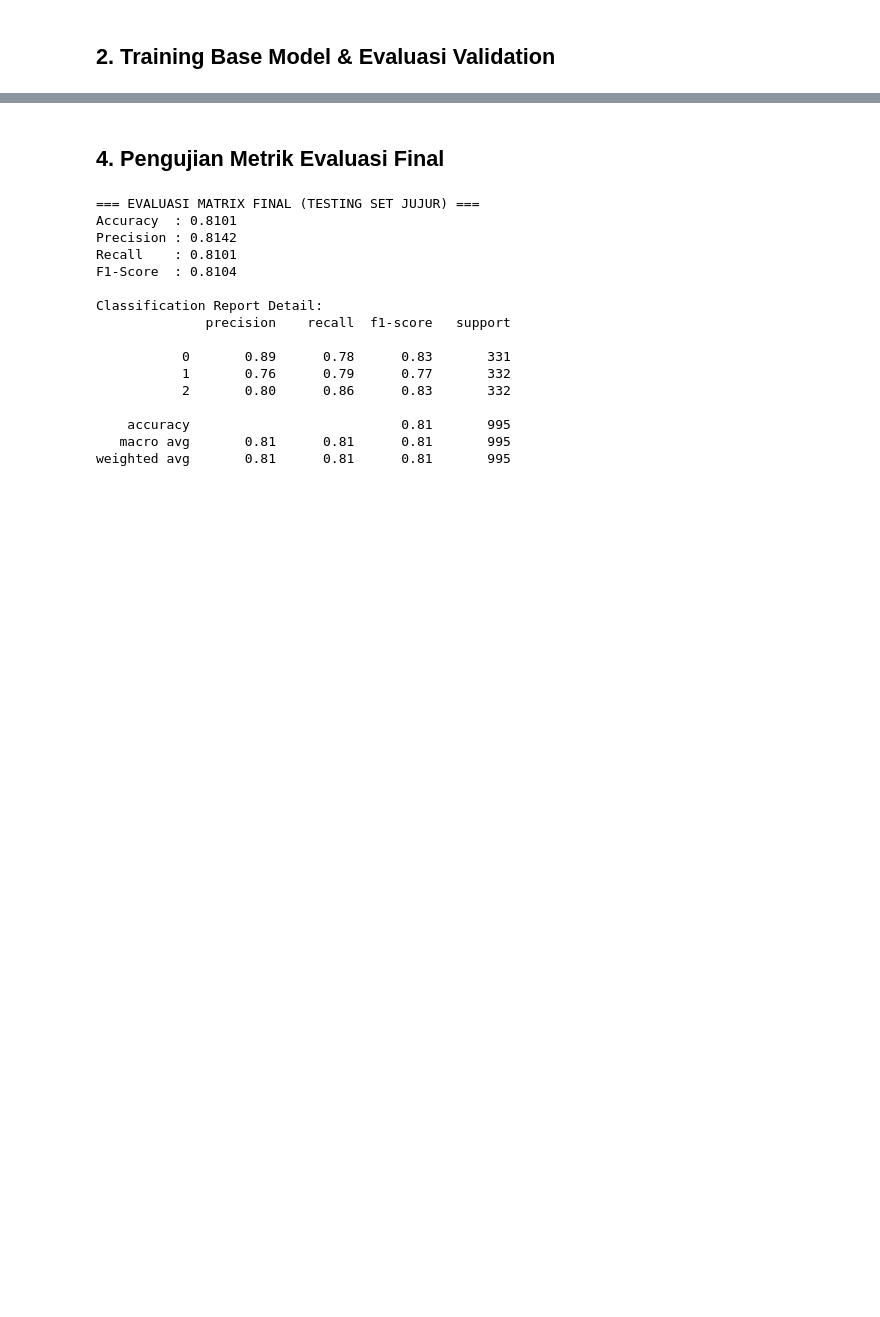
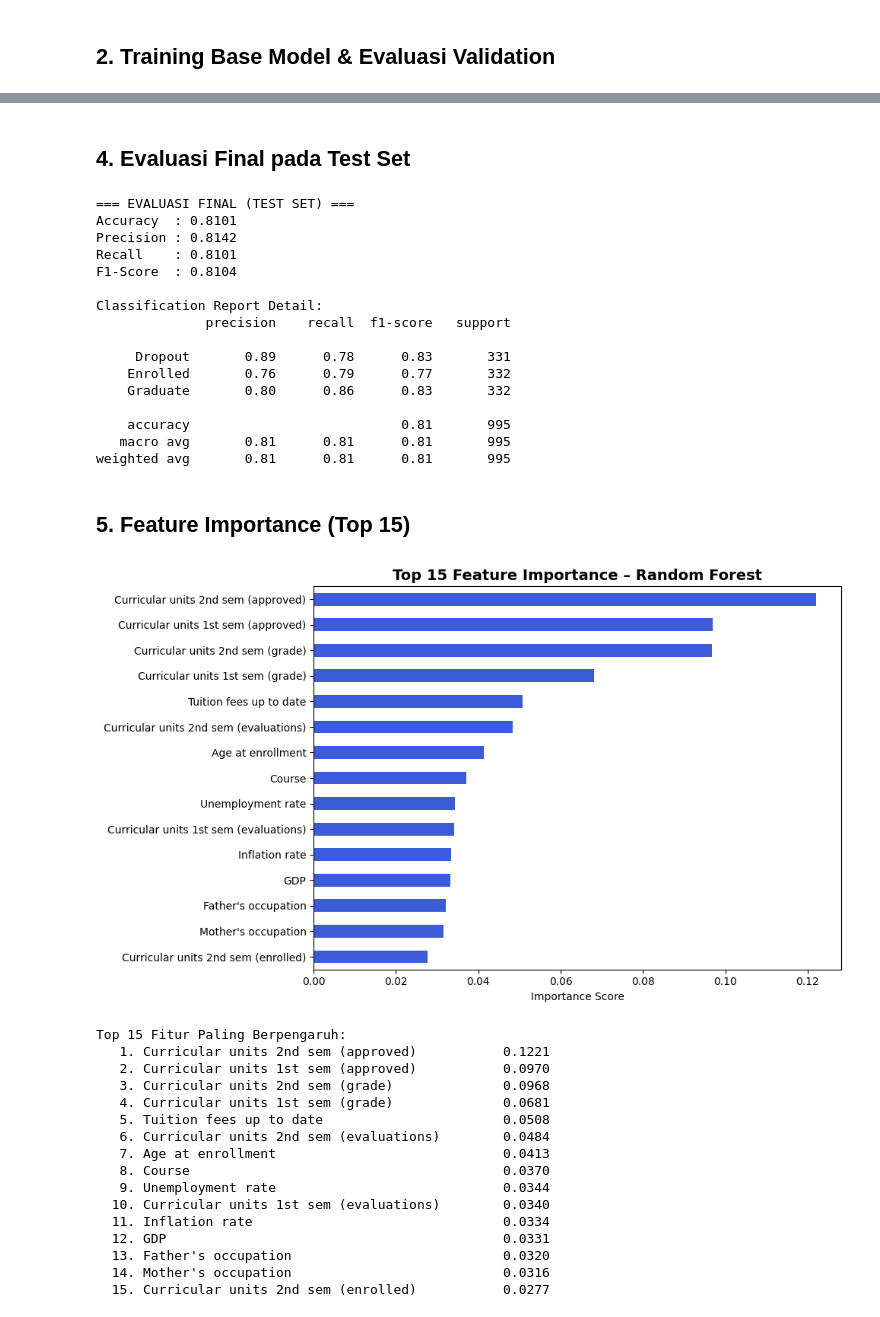
Before and after one commit to BayuFirmansyah00/Don-tBeDO, a Jupyter notebook: notebooks/Week5_Modeling.ipynb, the cells around one changed output, grey strips where cells are left out. Saved outputs shown, nothing was run; the diff lists cells and outputs as text; code cells hidden in the pictures; blank space fills up the shorter version.

Commit message:
Refactor: Switch to raw UCI dataset to eliminate pre-split leakage, rebuild Week 5 pipeline with honest SMOTE, and streamline web app to prediction-focused layout

```diff
--- a/notebooks/Week5_Modeling.ipynb
+++ b/notebooks/Week5_Modeling.ipynb
@@ -120,20 +146,22 @@ Parameter Terbaik: {'max_depth': None, 'min_samples_leaf': 1, 'min_samples_split
 # %% [markdown]
-## 4. Pengujian Metrik Evaluasi Final
+## 4. Evaluasi Final pada Test Set
 # %%
-# EVALUASI MODEL TERBAIK KE TESTING SET MURNI
 best_rf = grid_search.best_estimator_
 y_pred_test = best_rf.predict(X_test_scaled)
 
-print("=== EVALUASI MATRIX FINAL (TESTING SET JUJUR) ===")
+print("=== EVALUASI FINAL (TEST SET) ===")
 print(f"Accuracy  : {accuracy_score(y_test, y_pred_test):.4f}")
 print(f"Precision : {precision_score(y_test, y_pred_test, average='weighted'):.4f}")
 print(f"Recall    : {recall_score(y_test, y_pred_test, average='weighted'):.4f}")
-print(f"F1-Score  : {f1_score(y_test, y_pred_test, average='weighted'):.4f}\n")
+print(f"F1-Score  : {f1_score(y_test, y_pred_test, average='weighted'):.4f}")
 
-print("Classification Report Detail:")
-print(classification_report(y_test, y_pred_test))
+print("\nClassification Report Detail:")
+print(classification_report(
+    y_test, y_pred_test,
+    target_names=['Dropout', 'Enrolled', 'Graduate']
+))
 # %% [output]
-=== EVALUASI MATRIX FINAL (TESTING SET JUJUR) ===
+=== EVALUASI FINAL (TEST SET) ===
 Accuracy  : 0.8101
 Precision : 0.8142
 Recall    : 0.8101
@@ -142,10 +170,49 @@ F1-Score  : 0.8104
 Classification Report Detail:
               precision    recall  f1-score   support
 
-           0       0.89      0.78      0.83       331
-           1       0.76      0.79      0.77       332
-           2       0.80      0.86      0.83       332
+     Dropout       0.89      0.78      0.83       331
+    Enrolled       0.76      0.79      0.77       332
+    Graduate       0.80      0.86      0.83       332
 
     accuracy                           0.81       995
    macro avg       0.81      0.81      0.81       995
 weighted avg       0.81      0.81      0.81       995
+# %% [markdown]
+## 5. Feature Importance (Top 15)
+# %%
+import matplotlib.pyplot as plt
+
+feat_imp = pd.Series(
+    best_rf.feature_importances_,
+    index=X.columns
+).sort_values(ascending=False).head(15)
+
+fig, ax = plt.subplots(figsize=(10, 6))
+feat_imp.plot(kind='barh', ax=ax, color='#3B5BDB')
+ax.set_title('Top 15 Feature Importance – Random Forest', fontsize=14, fontweight='bold')
+ax.set_xlabel('Importance Score')
+ax.invert_yaxis()
+plt.tight_layout()
+plt.show()
+
+print("\nTop 15 Fitur Paling Berpengaruh:")
+for i, (feat, imp) in enumerate(feat_imp.items(), 1):
+    print(f"  {i:2d}. {feat:<45} {imp:.4f}")
+# %% [output]
+[figure, added]
+Top 15 Fitur Paling Berpengaruh:
+   1. Curricular units 2nd sem (approved)           0.1221
+   2. Curricular units 1st sem (approved)           0.0970
+   3. Curricular units 2nd sem (grade)              0.0968
+   4. Curricular units 1st sem (grade)              0.0681
+   5. Tuition fees up to date                       0.0508
+   6. Curricular units 2nd sem (evaluations)        0.0484
+   7. Age at enrollment                             0.0413
+   8. Course                                        0.0370
+   9. Unemployment rate                             0.0344
+  10. Curricular units 1st sem (evaluations)        0.0340
+  11. Inflation rate                                0.0334
+  12. GDP                                           0.0331
+  13. Father's occupation                           0.0320
+  14. Mother's occupation                           0.0316
+  15. Curricular units 2nd sem (enrolled)           0.0277
```
Also changed, not shown: parts of 9 cells of this notebook, 6 other files.
